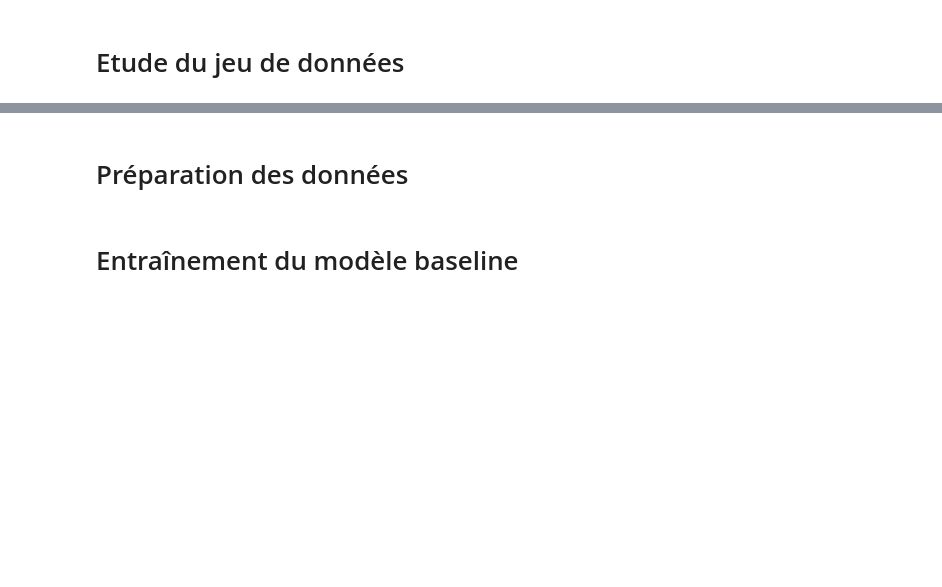
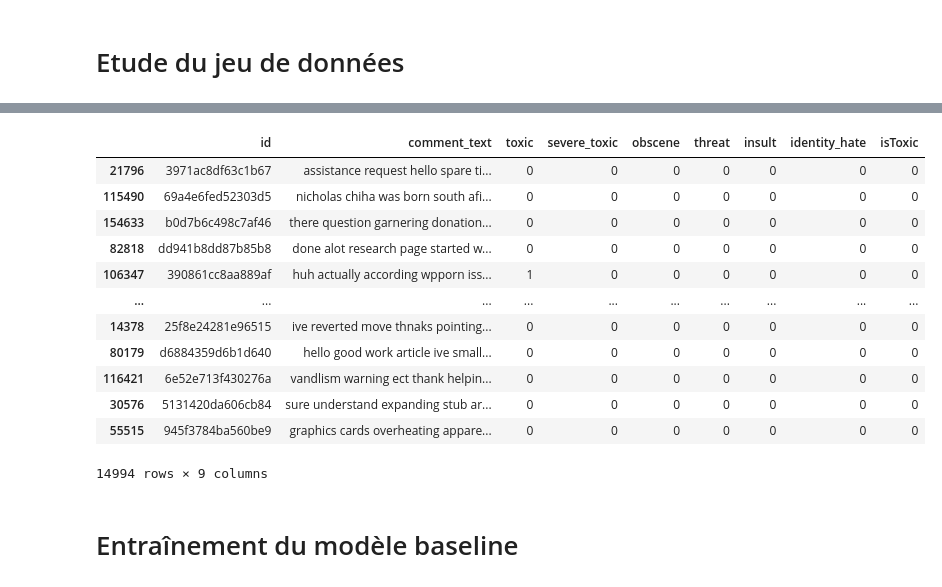
Before and after one commit to Nicolo41/ToxicComments, a Jupyter notebook: ToxicComments.ipynb, the cells around one changed output, grey strips where cells are left out. Drawn from its saved outputs; the diff is of its cells as text; code cells hidden in the pictures; blank space fills up the shorter version.

```diff
--- a/ToxicComments.ipynb
+++ b/ToxicComments.ipynb
@@ -77,0 +75,25 @@ data.head()
+# %%
+# Définir la taille du sous-ensemble
+n_samples = 15000
+
+# Concaténer les catégories
+categories = pd.concat([data["identity_hate"], data["toxic"], data["severe_toxic"], data["threat"], data["insult"], data["obscene"]], axis=1)
+
+data['combined'] = data[['identity_hate', 'toxic', 'severe_toxic', 'threat', 'insult', 'obscene']].apply(lambda row: ''.join(row.values.astype(str)), axis=1)
+
+data = data[data['combined'] != '011110']
+data = data[data['combined'] != '111100']
+
+stratifier = StratifiedShuffleSplit(n_splits=1, test_size=n_samples/len(data), random_state=0)
+
+# Définir les indices du sous-ensemble
+for train_index, test_index in stratifier.split(data, data['combined']):
+    # Prélever le sous-ensemble
+    df_test = data.iloc[test_index]
+    df_train = data.iloc[train_index]
+
+
+# Afficher les proportions dans le sous-ensemble
+for cat in categories.columns:
+    print(f"Test -- {cat}: {df_test[cat].value_counts()[1] / n_samples:.2%}")
+    print(f"Train - {cat}: {df_train[cat].value_counts()[1] / len(df_train):.2%}")
@@ -512,11 +441,10 @@ def prepare_string(tweet):
   tweet = convert_abbrev_in_text(tweet)
   return tweet
 # %%
-%%time
 # Apply prepare_string to all rows in 'tweets' column
-df['comment_text'] = df['comment_text'].apply(lambda s : prepare_string(s))
+df_test['comment_text'] = df_test['comment_text'].apply(lambda s : prepare_string(s))
 
 # Drop empty values from dataframe
-df['comment_text'].replace('', np.nan, inplace=True)
-df.dropna(subset=['comment_text'], inplace=True)
+df_test['comment_text'].replace('', np.nan, inplace=True)
+df_test.dropna(subset=['comment_text'], inplace=True)
 # %% [output]
@@ -524,2 +463,0 @@ NameError: name 'prepare_string' is not defined
-# %% [markdown]
-# Préparation des données
@@ -527,0 +464,20 @@ NameError: name 'prepare_string' is not defined
+# %%
+df_test = df_test.drop("combined", axis=1)
+# %%
+df_test['isToxic'] = df_test.iloc[:, -4:].apply(lambda row: 1 if row.any() else 0, axis=1)
+# %%
+df_test[df_test["isToxic"] == 1].head()
+# %% [output]
+|  | id | comment_text | toxic | severe_toxic | obscene | threat | insult | identity_hate | isToxic |
+| 21796 | 3971ac8df63c1b67 | assistance request hello spare ti... | 0 | 0 | 0 | 0 | 0 | 0 | 0 |
+| 115490 | 69a4e6fed52303d5 | nicholas chiha was born south afi... | 0 | 0 | 0 | 0 | 0 | 0 | 0 |
+| 154633 | b0d7b6c498c7af46 | there question garnering donation... | 0 | 0 | 0 | 0 | 0 | 0 | 0 |
+| 82818 | dd941b8dd87b85b8 | done alot research page started w... | 0 | 0 | 0 | 0 | 0 | 0 | 0 |
+| 106347 | 390861cc8aa889af | huh actually according wpporn iss... | 1 | 0 | 0 | 0 | 0 | 0 | 0 |
+| ... | ... | ... | ... | ... | ... | ... | ... | ... | ... |
+| 14378 | 25f8e24281e96515 | ive reverted move thnaks pointing... | 0 | 0 | 0 | 0 | 0 | 0 | 0 |
+| 80179 | d6884359d6b1d640 | hello good work article ive small... | 0 | 0 | 0 | 0 | 0 | 0 | 0 |
+| 116421 | 6e52e713f430276a | vandlism warning ect thank helpin... | 0 | 0 | 0 | 0 | 0 | 0 | 0 |
+| 30576 | 5131420da606cb84 | sure understand expanding stub ar... | 0 | 0 | 0 | 0 | 0 | 0 | 0 |
+| 55515 | 945f3784ba560be9 | graphics cards overheating appare... | 0 | 0 | 0 | 0 | 0 | 0 | 0 |
+14994 rows × 9 columns
```
Also changed, not shown: parts of 18 cells of this notebook, 9 other files.
